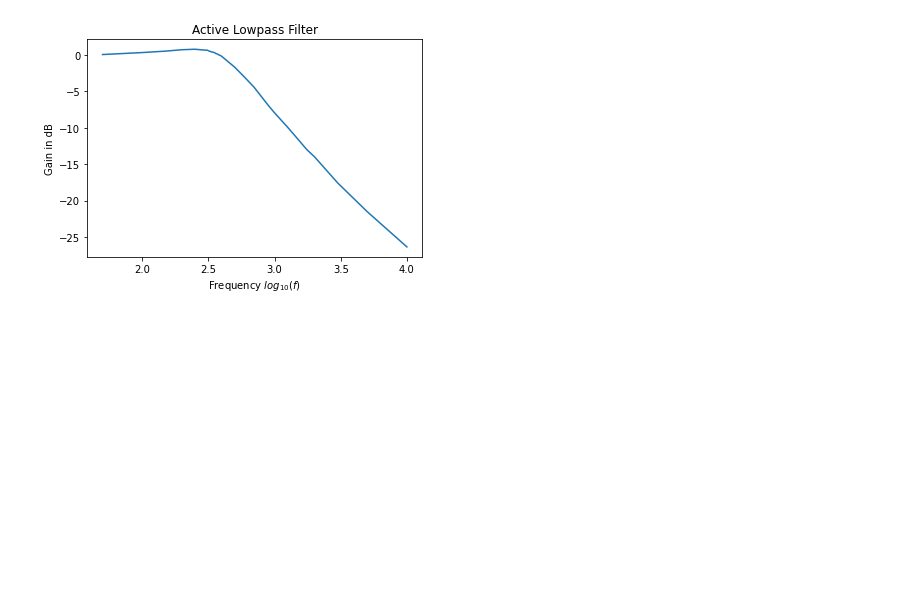
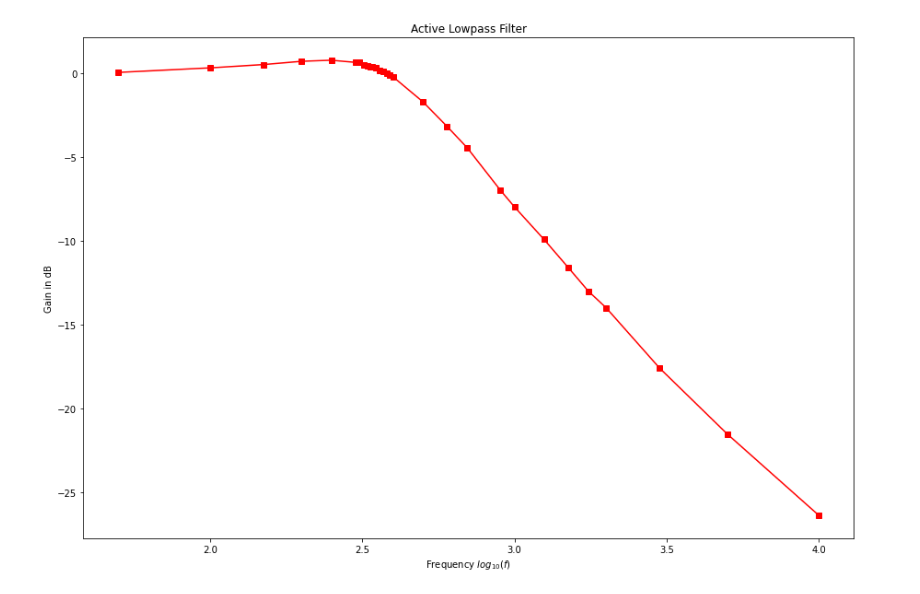
Before and after one commit to rohankalbag/Analog-Lab, a Jupyter notebook: lab7/plots.ipynb, the cells around one changed output. Cells and saved outputs as stored; diff of their text form; code cells hidden in the pictures; blank space fills up the shorter version.

```diff
--- a/lab7/plots.ipynb
+++ b/lab7/plots.ipynb
@@ -6,14 +6,16 @@ z = pd.read_csv("q1c.csv")
 # %%
 import matplotlib.pyplot as plt
 import numpy as np
+plt.rcParams['figure.figsize'] = [15, 10]
 # %%
 plt.title("Active Lowpass Filter")
 plt.ylabel("Gain in dB")
 plt.xlabel("Frequency $log_{10}(f)$")
-plt.plot(np.log10(np.array(x['Freq.'])), 20*np.log10(np.array(x['Peak to Peak (mv)'])/1000))
+plt.xticks(range(100,5000,100))
+plt.plot(np.log10(np.array(x['Frequency(Hz)'])), 20*np.log10(np.array(x['O/P Peak to Peak(mV)'])/1000), 'r-s')
 plt.show()
 # %% [output]
-[figure, old version]
+[figure, new version]
 # %%
 plt.title("Active Highpass Filter")
 plt.ylabel("Gain in dB")
```
Also changed, not shown: parts of 2 cells of this notebook, 13 other files.
